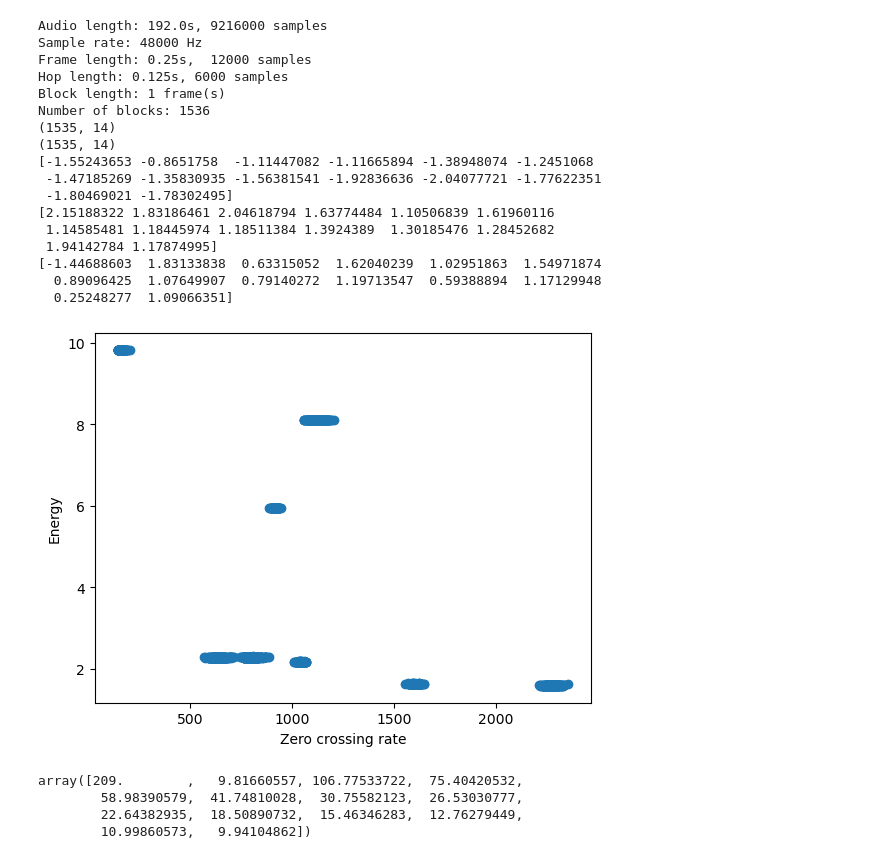
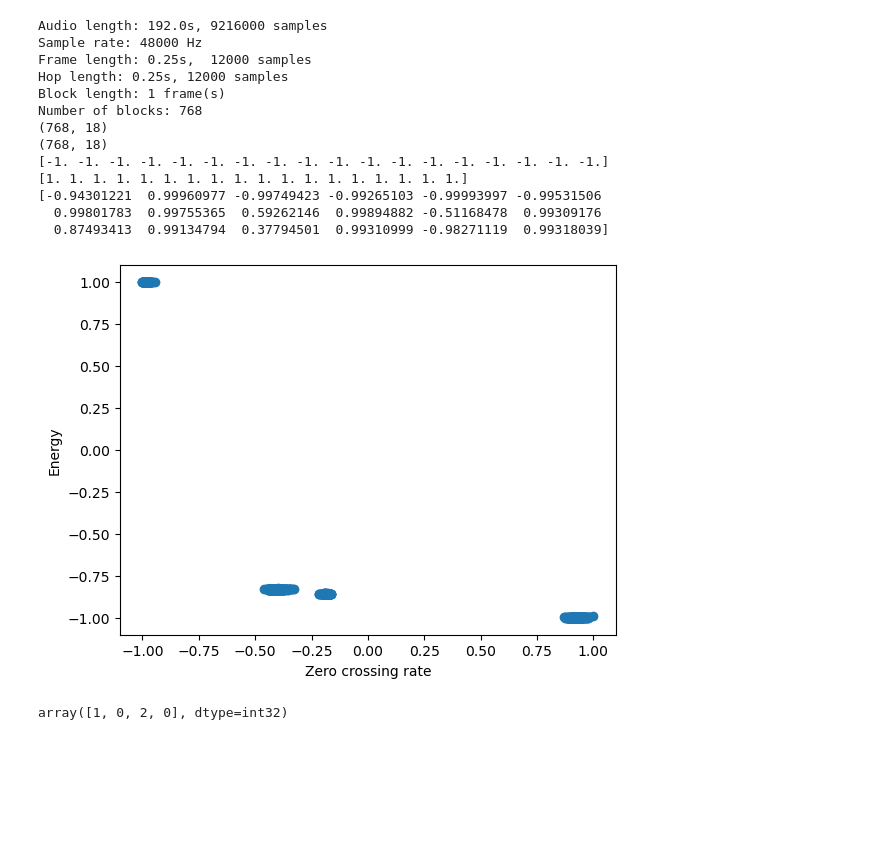
Before and after one commit to wwerkk/MC-FP, a Jupyter notebook: TrainingDebug-drumloop.ipynb, the cells around one changed output. Cells and saved outputs as stored; diff of their text form; code cells hidden in the pictures; blank space fills up the shorter version.

```diff
--- a/TrainingDebug-drumloop.ipynb
+++ b/TrainingDebug-drumloop.ipynb
@@ -1,12 +1,12 @@
 # %%
 audio_path = "audio-data/drumloop2.mp3"
-name = "drumloop2-crude-mfccs"
+name = "drumloop2-crude-spectral-mfccs"
 
 # segmentation
 block_length = 1 # number of frames in a stream block
 BPM = 120
 beat = 1 / 8 # metered divisions
-hop_beats = 1 / 16 # hop length in beats
+hop_beats = 1 / 8 # hop length in beats
 ## alternatively, you can specify frame length and hop length in seconds
 # frame_length_s = 0.1
 # hop_length_s = 0.02
@@ -16,17 +16,17 @@ hop_beats = 1 / 16 # hop length in beats
 
 # feature extraction
 extract_crude = True
-extract_spectral = False
+extract_spectral = True
 extract_mfccs = True
 
 # clustering
-n_classes = 4
-maxlen = 256
+n_classes = 3
+maxlen = 16
 
 # model architecture and training
 step = 1 # step size for sliding window
 hidden_units = 48 # number of hidden units in GRU layer
-epochs = 50
+epochs = 25
 batch_size = 32
 validation_split = 0.2
 early_stopping = False
@@ -77,17 +77,17 @@ def extract_features(y, sr, extract_crude=True, extract_spectral=False, extract_
         zcr = [librosa.zero_crossings(y).sum()]
         energy = [scipy.linalg.norm(y)]
     if extract_spectral:
-        spectral_centroid = librosa.feature.spectral_centroid(y=y, sr=sr)
-        spectral_bandwith = librosa.feature.spectral_bandwidth(y=y, sr=sr)
-        spectral_flatness = librosa.feature.spectral_flatness(y=y)
-        spectral_rolloff = librosa.feature.spectral_rolloff(y=y, sr=sr)
+        spectral_centroid = librosa.feature.spectral_centroid(y=y, sr=sr, n_fft=hop_length, hop_length=hop_length)
+        spectral_bandwith = librosa.feature.spectral_bandwidth(y=y, sr=sr, n_fft=hop_length, hop_length=hop_length)
+        spectral_flatness = librosa.feature.spectral_flatness(y=y, n_fft=hop_length, hop_length=hop_length)
+        spectral_rolloff = librosa.feature.spectral_rolloff(y=y, sr=sr, n_fft=hop_length, hop_length=hop_length)
         m_centroid = np.median(spectral_centroid, axis=1)
         m_bandwith = np.median(spectral_bandwith, axis=1)
         m_flatness = np.median(spectral_flatness, axis=1)
         m_rolloff = np.median(spectral_rolloff, axis=1)
     if extract_mfccs:
         if y.size >= 2048:
-            mfccs = librosa.feature.mfcc(y=y, sr=sr, n_mfcc=13, center=False) # mfccs
+            mfccs = librosa.feature.mfcc(y=y, sr=sr, n_mfcc=13, center=False, n_fft=hop_length, hop_length=hop_length) # mfccs
         else:
             mfccs = librosa.feature.mfcc(y=y, sr=sr, n_mfcc=13, n_fft=len(y), hop_length=len(y), center=False)
         m_mfccs = np.median(mfccs[1:], axis=1)
@@ -117,60 +117,60 @@ def extract_features(y, sr, extract_crude=True, extract_spectral=False, extract_
 # %%
 print(f"Audio length: {stream.length}s, {stream.n_samples} samples")
 print(f"Sample rate: {sr} Hz")
 print(f"Frame length: {frame_length_s}s,  {frame_length} samples")
 print(f"Hop length: {hop_length_s}s, {hop_length} samples")
 print(f"Block length: {block_length} frame(s)")
 print(f"Number of blocks: {len(stream)}")
 
 # extract features from each block in audio stream
 features = np.array([extract_features(block, sr, extract_crude=extract_crude, extract_spectral=extract_spectral, extract_mfccs=extract_mfccs) for block in stream.new()])
 # features_scaled = features
-features_scaled = preprocessing.scale(features, axis=0) # should it be axis 0 then not 1??
+min_max_scaler = preprocessing.MinMaxScaler(feature_range=(-1, 1))
+features_scaled = min_max_scaler.fit_transform(features)
+# features_scaled = preprocessing.scale(features, axis=0) # should it be axis 0 then not 1??
 if verbose:
     # print(features[0])
     print(features.shape)
     print(features_scaled.shape)
     print(features_scaled.min(axis=0))
     print(features_scaled.max(axis=0))
     print(features_scaled[0]) # type: ignore
 if verbose:
-    plt.scatter(features[:,0], features[:,1], ) # type: ignore
-    plt.xlabel('Zero crossing rate')
-    plt.ylabel('Energy')
+    plt.scatter(features_scaled[:,0], features_scaled[:,1], ) # type: ignore
+    if extract_crude:
+        plt.xlabel('Zero crossing rate')
+        plt.ylabel('Energy')
+    elif extract_spectral:
+        plt.xlabel('Spectral centroid')
+        plt.ylabel('Spectral bandwidth')
+    elif extract_mfccs:
+        plt.xlabel('MFCC 1')
+        plt.ylabel('MFCC 2')
     plt.show()
     # plt.scatter(features_scaled[:,0], features_scaled[:,1], ) # type: ignore
     # plt.show()
 # %% [output]
 Audio length: 192.0s, 9216000 samples
 Sample rate: 48000 Hz
 Frame length: 0.25s,  12000 samples
-Hop length: 0.125s, 6000 samples
+Hop length: 0.25s, 12000 samples
 Block length: 1 frame(s)
-Number of blocks: 1536
-(1535, 14)
-(1535, 14)
-[-1.55243653 -0.8651758  -1.11447082 -1.11665894 -1.38948074 -1.2451068
- -1.47185269 -1.35830935 -1.56381541 -1.92836636 -2.04077721 -1.77622351
- -1.80469021 -1.78302495]
-[2.15188322 1.83186461 2.04618794 1.63774484 1.10506839 1.61960116
- 1.14585481 1.18445974 1.18511384 1.3924389  1.30185476 1.28452682
- 1.94142784 1.17874995]
-[-1.44688603  1.83133838  0.63315052  1.62040239  1.02951863  1.54971874
-  0.89096425  1.07649907  0.79140272  1.19713547  0.59388894  1.17129948
-  0.25248277  1.09066351]
+Number of blocks: 768
+(768, 18)
+(768, 18)
+[-1. -1. -1. -1. -1. -1. -1. -1. -1. -1. -1. -1. -1. -1. -1. -1. -1. -1.]
+[1. 1. 1. 1. 1. 1. 1. 1. 1. 1. 1. 1. 1. 1. 1. 1. 1. 1.]
+[-0.94301221  0.99960977 -0.99749423 -0.99265103 -0.99993997 -0.99531506
+  0.99801783  0.99755365  0.59262146  0.99894882 -0.51168478  0.99309176
+  0.87493413  0.99134794  0.37794501  0.99310999 -0.98271119  0.99318039]
-[figure, old version]
+[figure, new version]
-# %%
-features[0]
-# %% [output]
-array([209.        ,   9.81660557, 106.77533722,  75.40420532,
-        58.98390579,  41.74810028,  30.75582123,  26.53030777,
-        22.64382935,  18.50890732,  15.46346283,  12.76279449,
-        10.99860573,   9.94104862])
 # %%
 # cluster features
-# frames = [frame for frame in frames if frame.size != 0] # remove empty
 c_model = cluster.KMeans(n_clusters=n_classes, n_init='auto')
 labels = c_model.fit_predict(features_scaled)
+labels[:4]
+# %% [output]
+array([1, 0, 2, 0], dtype=int32)
 # %%
 # Define a color map for the clusters
 cmap = plt.cm.get_cmap('viridis', n_classes)
```
Also changed, not shown: parts of 19 cells of this notebook, 8 other files.
